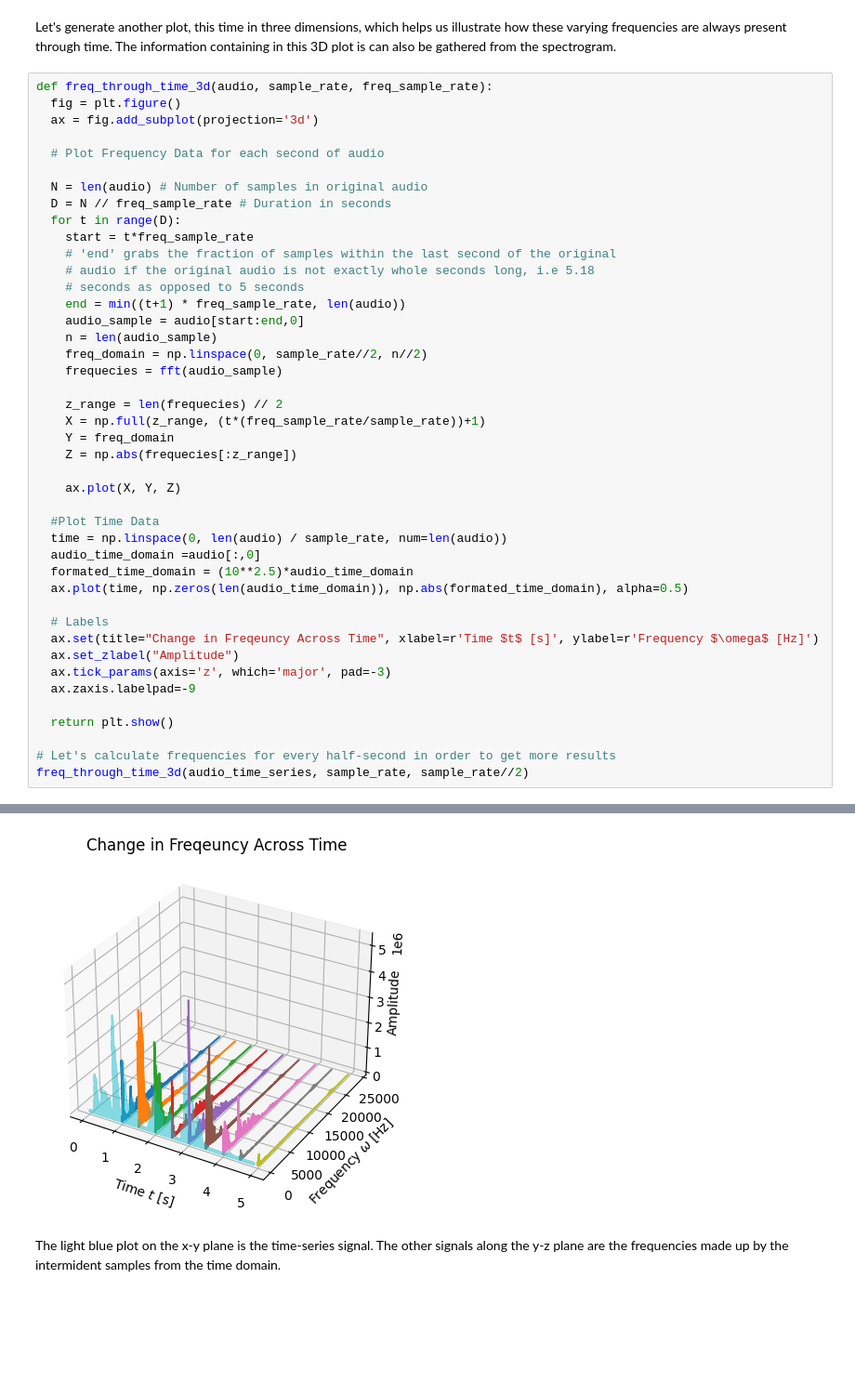
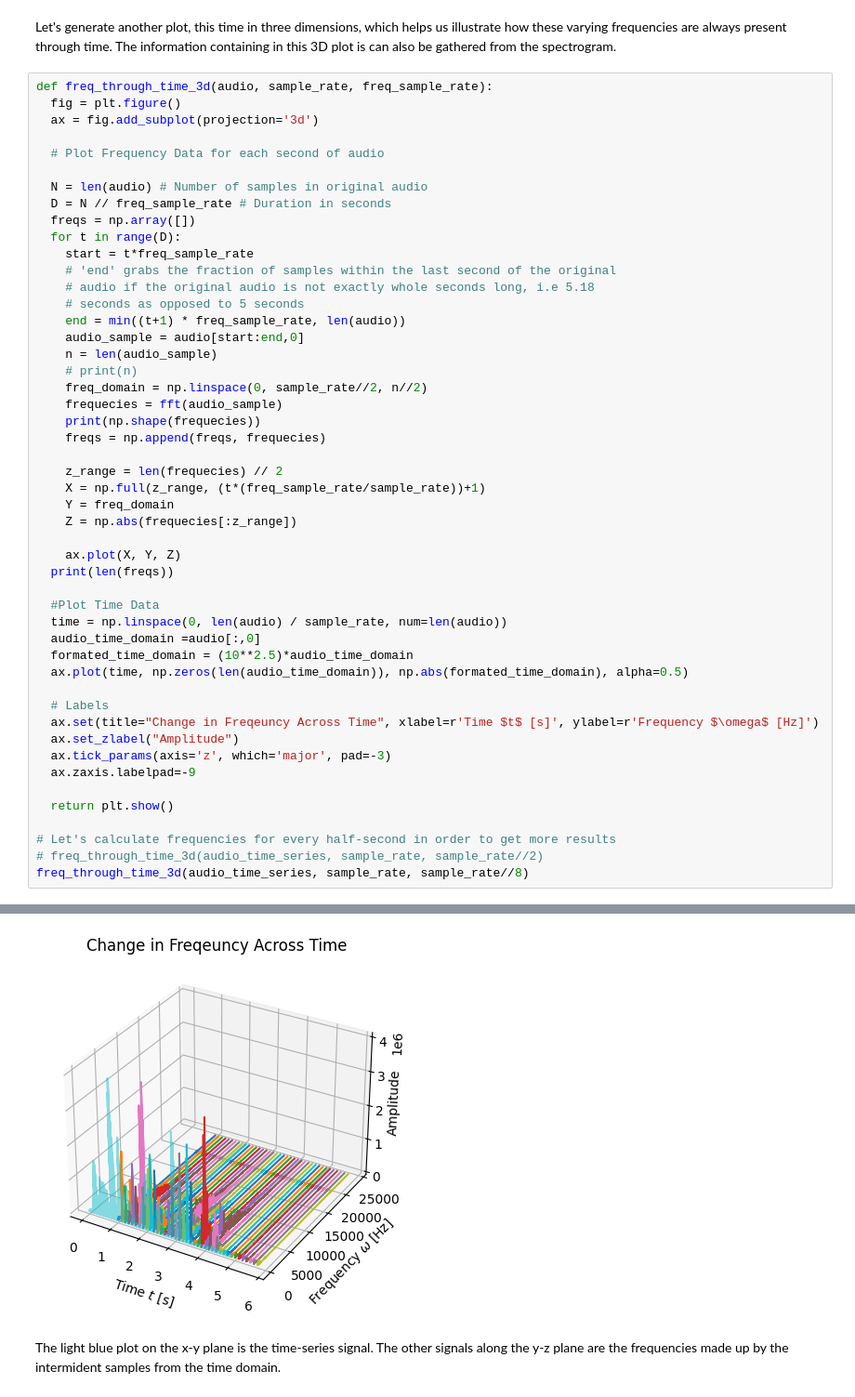
Before and after one commit to ECE-Capstone-2022/signal-processing, a Jupyter notebook: main.ipynb, the cells around one changed output, grey strips where cells are left out. Shown at 93% size. Cells and saved outputs as stored; diff of their text form; blank space fills up the shorter version.

```diff
--- a/main.ipynb
+++ b/main.ipynb
@@ -164,6 +164,7 @@ def freq_through_time_3d(audio, sample_rate, freq_sample_rate):
 
   N = len(audio) # Number of samples in original audio
   D = N // freq_sample_rate # Duration in seconds
+  freqs = np.array([])
   for t in range(D):
     start = t*freq_sample_rate
     # 'end' grabs the fraction of samples within the last second of the original
@@ -172,8 +173,11 @@ def freq_through_time_3d(audio, sample_rate, freq_sample_rate):
     end = min((t+1) * freq_sample_rate, len(audio))
     audio_sample = audio[start:end,0]
     n = len(audio_sample)
+    # print(n)
     freq_domain = np.linspace(0, sample_rate//2, n//2)
     frequecies = fft(audio_sample)
+    print(np.shape(frequecies))
+    freqs = np.append(freqs, frequecies)
 
     z_range = len(frequecies) // 2
     X = np.full(z_range, (t*(freq_sample_rate/sample_rate))+1)
@@ -181,6 +185,7 @@ def freq_through_time_3d(audio, sample_rate, freq_sample_rate):
     Z = np.abs(frequecies[:z_range])
 
     ax.plot(X, Y, Z)
+  print(len(freqs))
 
   #Plot Time Data
   time = np.linspace(0, len(audio) / sample_rate, num=len(audio))
@@ -197,5 +202,6 @@ def freq_through_time_3d(audio, sample_rate, freq_sample_rate):
   return plt.show()
 
 # Let's calculate frequencies for every half-second in order to get more results
-freq_through_time_3d(audio_time_series, sample_rate, sample_rate//2)
+# freq_through_time_3d(audio_time_series, sample_rate, sample_rate//2)
+freq_through_time_3d(audio_time_series, sample_rate, sample_rate//8)
 # %% [output]
@@ -202,4 +225,4 @@ freq_through_time_3d(audio_time_series, sample_rate, sample_rate//2)
-[figure, old version]
+[figure, new version]
 # %% [markdown]
 The light blue plot on the x-y plane is the time-series signal. The other
 signals along the y-z plane are the frequencies made up by the intermident
```
Also changed, not shown: parts of 2 cells of this notebook, 2 other files.
